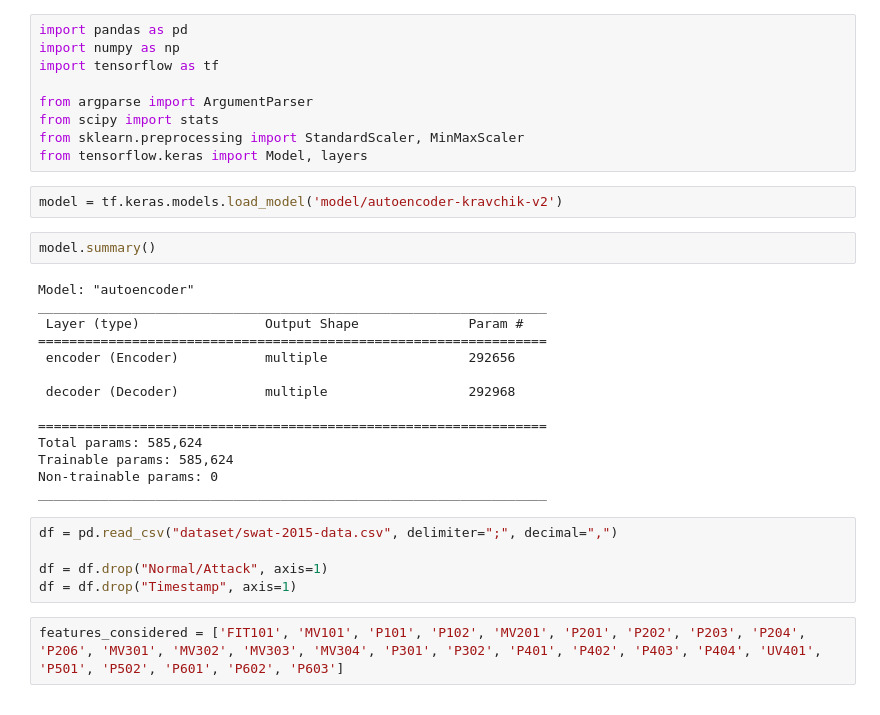
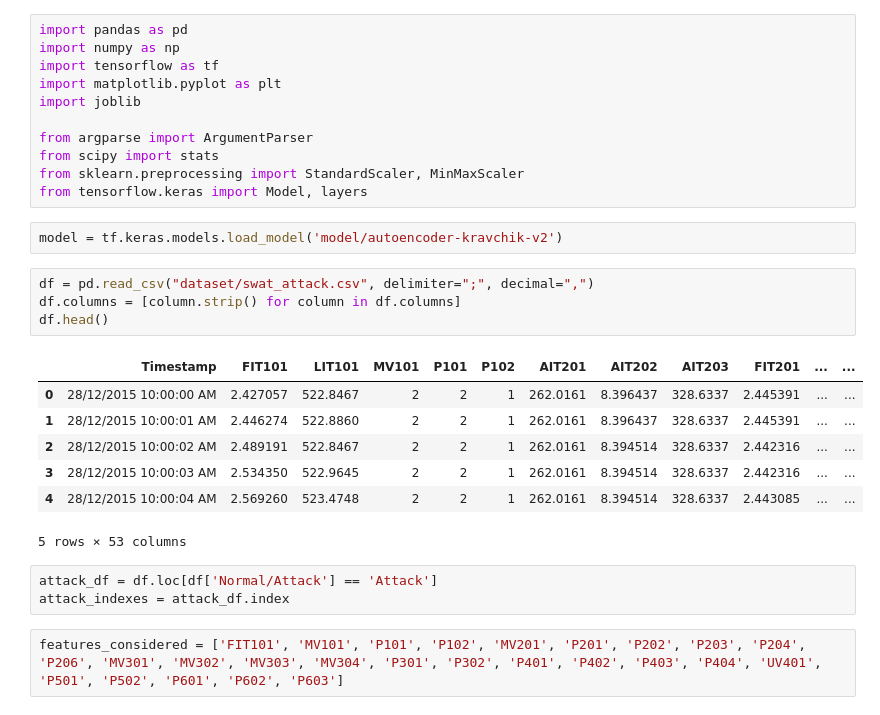
Before and after one commit to IDS-CPS/ml-model, a Jupyter notebook: test_uae_kravchik.ipynb, the cells around one changed output. Cells and saved outputs as stored; diff of their text form.

Commit message:
test attack uae

```diff
--- a/test_uae_kravchik.ipynb
+++ b/test_uae_kravchik.ipynb
@@ -2,6 +2,8 @@
 import pandas as pd
 import numpy as np
 import tensorflow as tf
+import matplotlib.pyplot as plt
+import joblib
 
 from argparse import ArgumentParser
 from scipy import stats
@@ -9,26 +11,20 @@ from sklearn.preprocessing import StandardScaler, MinMaxScaler
 from tensorflow.keras import Model, layers
 # %%
 model = tf.keras.models.load_model('model/autoencoder-kravchik-v2')
-# %%
-model.summary()
-# %% [output]
-Model: "autoencoder"
-_________________________________________________________________
- Layer (type)                Output Shape              Param #
-=================================================================
- encoder (Encoder)           multiple                  292656
-
- decoder (Decoder)           multiple                  292968
-
-=================================================================
-Total params: 585,624
-Trainable params: 585,624
-Non-trainable params: 0
-_________________________________________________________________
 # %%
-df = pd.read_csv("dataset/swat-2015-data.csv", delimiter=";", decimal=",")
-
-df = df.drop("Normal/Attack", axis=1)
-df = df.drop("Timestamp", axis=1)
+df = pd.read_csv("dataset/swat_attack.csv", delimiter=";", decimal=",")
+df.columns = [column.strip() for column in df.columns]
+df.head()
+# %% [output]
+|  | Timestamp | FIT101 | LIT101 | MV101 | P101 | P102 | AIT201 | AIT202 | AIT203 | FIT201 | ... | ... |
+| 0 | 28/12/2015 10:00:00 AM | 2.427057 | 522.8467 | 2 | 2 | 1 | 262.0161 | 8.396437 | 328.6337 | 2.445391 | ... | ... |
+| 1 | 28/12/2015 10:00:01 AM | 2.446274 | 522.8860 | 2 | 2 | 1 | 262.0161 | 8.396437 | 328.6337 | 2.445391 | ... | ... |
+| 2 | 28/12/2015 10:00:02 AM | 2.489191 | 522.8467 | 2 | 2 | 1 | 262.0161 | 8.394514 | 328.6337 | 2.442316 | ... | ... |
+| 3 | 28/12/2015 10:00:03 AM | 2.534350 | 522.9645 | 2 | 2 | 1 | 262.0161 | 8.394514 | 328.6337 | 2.442316 | ... | ... |
+| 4 | 28/12/2015 10:00:04 AM | 2.569260 | 523.4748 | 2 | 2 | 1 | 262.0161 | 8.394514 | 328.6337 | 2.443085 | ... | ... |
+5 rows × 53 columns
+# %%
+attack_df = df.loc[df['Normal/Attack'] == 'Attack']
+attack_indexes = attack_df.index
 # %%
 features_considered = ['FIT101', 'MV101', 'P101', 'P102', 'MV201', 'P201', 'P202', 'P203', 'P204', 'P206', 'MV301', 'MV302', 'MV303', 'MV304', 'P301', 'P302', 'P401', 'P402', 'P403', 'P404', 'UV401', 'P501', 'P502', 'P601', 'P602', 'P603']
```
Also changed, not shown: parts of 13 cells of this notebook.
